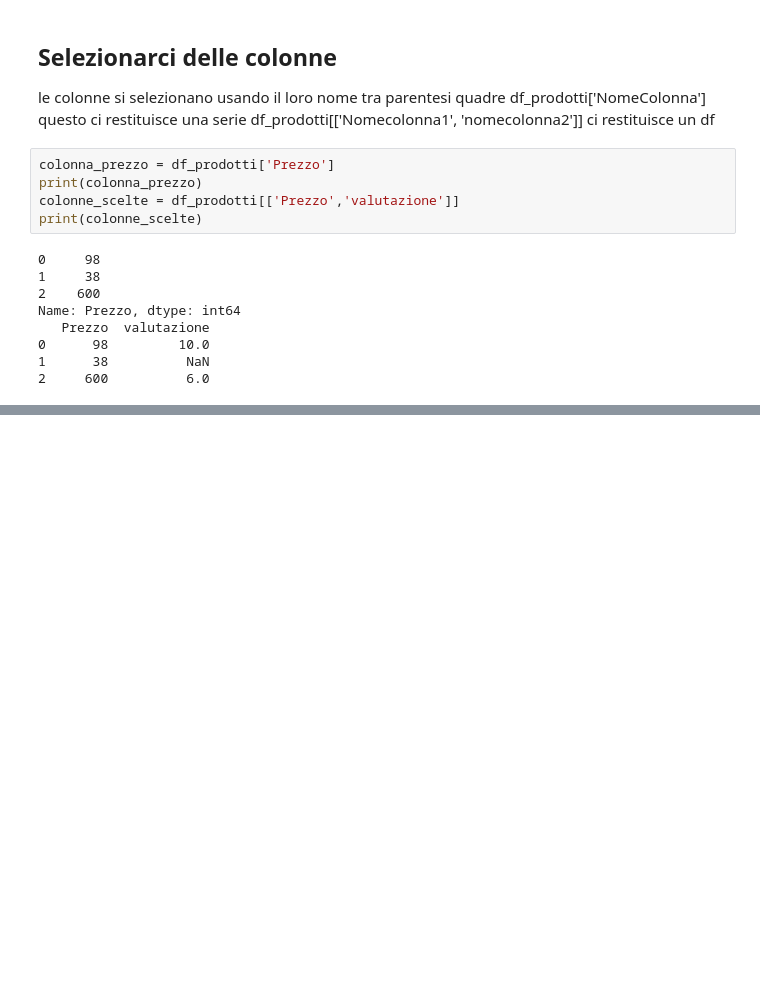
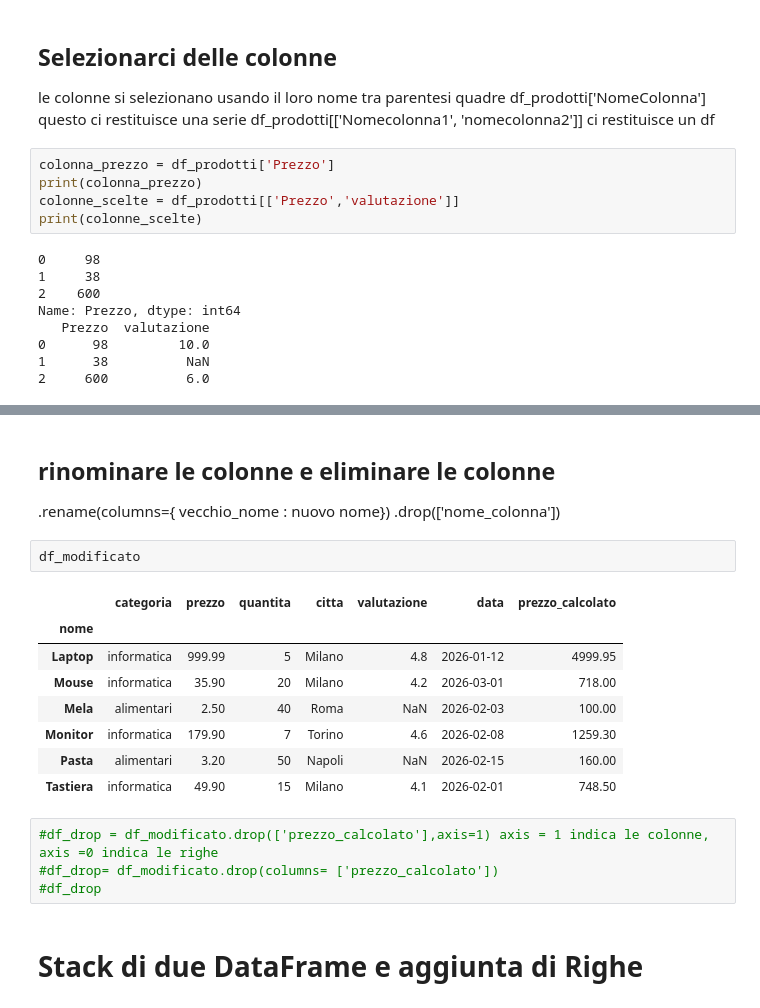
Before and after one commit to MasCorra/ai-specialist-python-lessons, a Jupyter notebook: 11_pandas_series_df/notebook.ipynb, the cells around one changed output, grey strips where cells are left out. Drawn from its saved outputs; the diff is of its cells as text; blank space fills up the shorter version.

```diff
--- a/11_pandas_series_df/notebook.ipynb
+++ b/11_pandas_series_df/notebook.ipynb
@@ -546,0 +765,21 @@ Name: Prezzo, dtype: int64
+# %% [markdown]
+## rinominare le colonne e eliminare le colonne
+.rename(columns={ vecchio_nome : nuovo nome})
+.drop(['nome_colonna'])
+# %%
+df_modificato
+# %% [output]
+|  | categoria | prezzo | quantita | citta | valutazione | data | prezzo_calcolato |
+| nome |  |  |  |  |  |  |  |
+| Laptop | informatica | 999.99 | 5 | Milano | 4.8 | 2026-01-12 | 4999.95 |
+| Mouse | informatica | 35.90 | 20 | Milano | 4.2 | 2026-03-01 | 718.00 |
+| Mela | alimentari | 2.50 | 40 | Roma | NaN | 2026-02-03 | 100.00 |
+| Monitor | informatica | 179.90 | 7 | Torino | 4.6 | 2026-02-08 | 1259.30 |
+| Pasta | alimentari | 3.20 | 50 | Napoli | NaN | 2026-02-15 | 160.00 |
+| Tastiera | informatica | 49.90 | 15 | Milano | 4.1 | 2026-02-01 | 748.50 |
+# %%
+#df_drop = df_modificato.drop(['prezzo_calcolato'],axis=1) axis = 1 indica le colonne, axis =0 indica le righe
+#df_drop= df_modificato.drop(columns= ['prezzo_calcolato'])
+#df_drop
+# %% [markdown]
+# Stack di due DataFrame e aggiunta di Righe
```
Also changed, not shown: parts of 48 cells of this notebook, 3 other files.
